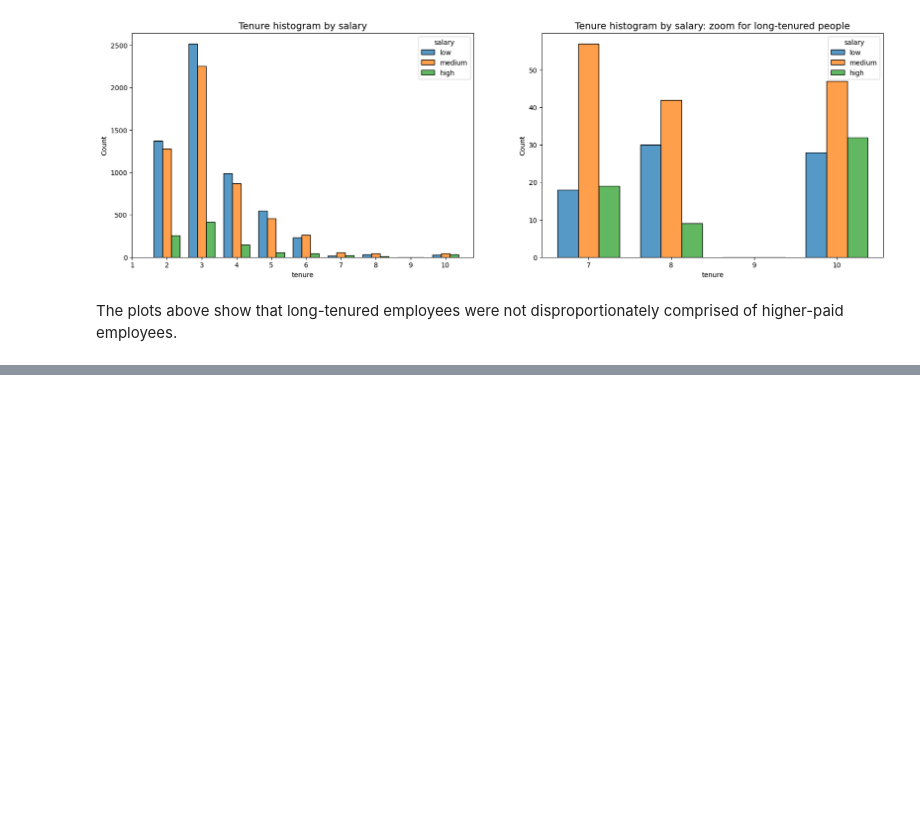
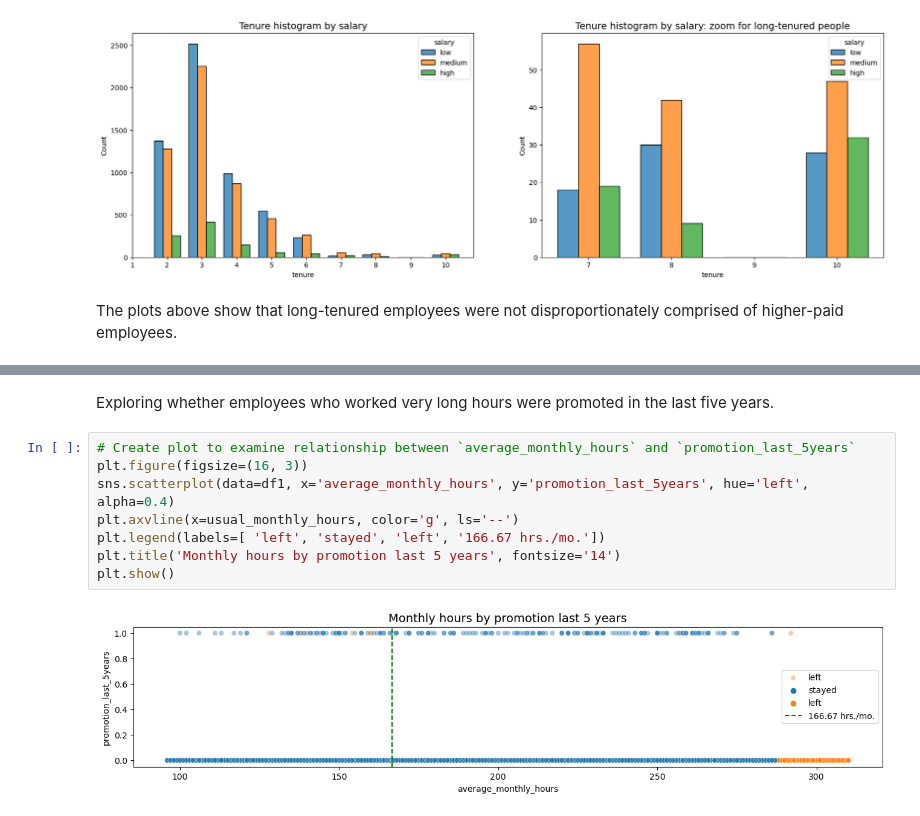
Before and after one commit to AlbertoMPalacioBastos/Machine_Learning_to_provide_insights_for_Human_Resources, a Jupyter notebook: Salifort Motors Project.ipynb, the cells around one changed output, grey strips where cells are left out. Drawn from its saved outputs; the diff is of its cells as text; blank space fills up the shorter version.

```diff
--- a/Salifort Motors Project.ipynb
+++ b/Salifort Motors Project.ipynb
@@ -576,0 +596,12 @@ The plots above show that long-tenured employees were not disproportionately com
+# %% [markdown]
+Exploring whether employees who worked very long hours were promoted in the last five years.
+# %%
+# Create plot to examine relationship between `average_monthly_hours` and `promotion_last_5years`
+plt.figure(figsize=(16, 3))
+sns.scatterplot(data=df1, x='average_monthly_hours', y='promotion_last_5years', hue='left', alpha=0.4)
+plt.axvline(x=usual_monthly_hours, color='g', ls='--')
+plt.legend(labels=[ 'left', 'stayed', 'left', '166.67 hrs./mo.'])
+plt.title('Monthly hours by promotion last 5 years', fontsize='14')
+plt.show()
+# %% [output]
+[figure, added]
```
Also changed, not shown: parts of 11 cells of this notebook.
